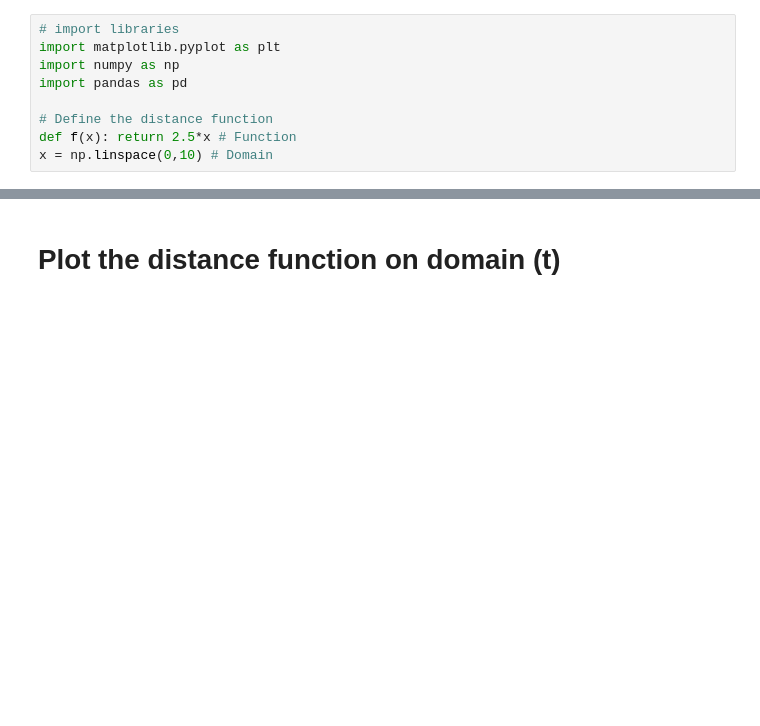
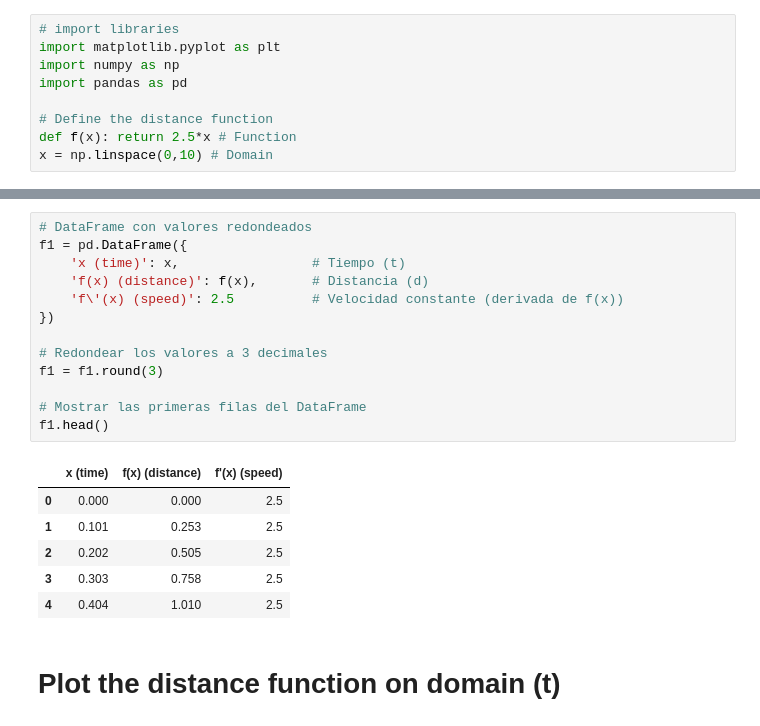
Before and after one commit to KALGonzalez/calculus-and-algebra-problems-with-python, a Jupyter notebook: notebook/problems.ipynb, the cells around one changed output, grey strips where cells are left out. Cells and saved outputs as stored; diff of their text form; blank space fills up the shorter version.

```diff
--- a/notebook/problems.ipynb
+++ b/notebook/problems.ipynb
@@ -33,3 +68,23 @@ x = np.linspace(0,10) # Domain
+# %%
+# DataFrame con valores redondeados
+f1 = pd.DataFrame({
+    'x (time)': x,                 # Tiempo (t)
+    'f(x) (distance)': f(x),       # Distancia (d)
+    'f\'(x) (speed)': 2.5          # Velocidad constante (derivada de f(x))
+})
+
+# Redondear los valores a 3 decimales
+f1 = f1.round(3)
+
+# Mostrar las primeras filas del DataFrame
+f1.head()
+# %% [output]
+|  | x (time) | f(x) (distance) | f'(x) (speed) |
+| 0 | 0.000 | 0.000 | 2.5 |
+| 1 | 0.101 | 0.253 | 2.5 |
+| 2 | 0.202 | 0.505 | 2.5 |
+| 3 | 0.303 | 0.758 | 2.5 |
+| 4 | 0.404 | 1.010 | 2.5 |
 # %% [markdown]
 # Plot the distance function on domain (t)
 # %%
```
Also changed, not shown: parts of 6 cells of this notebook.
